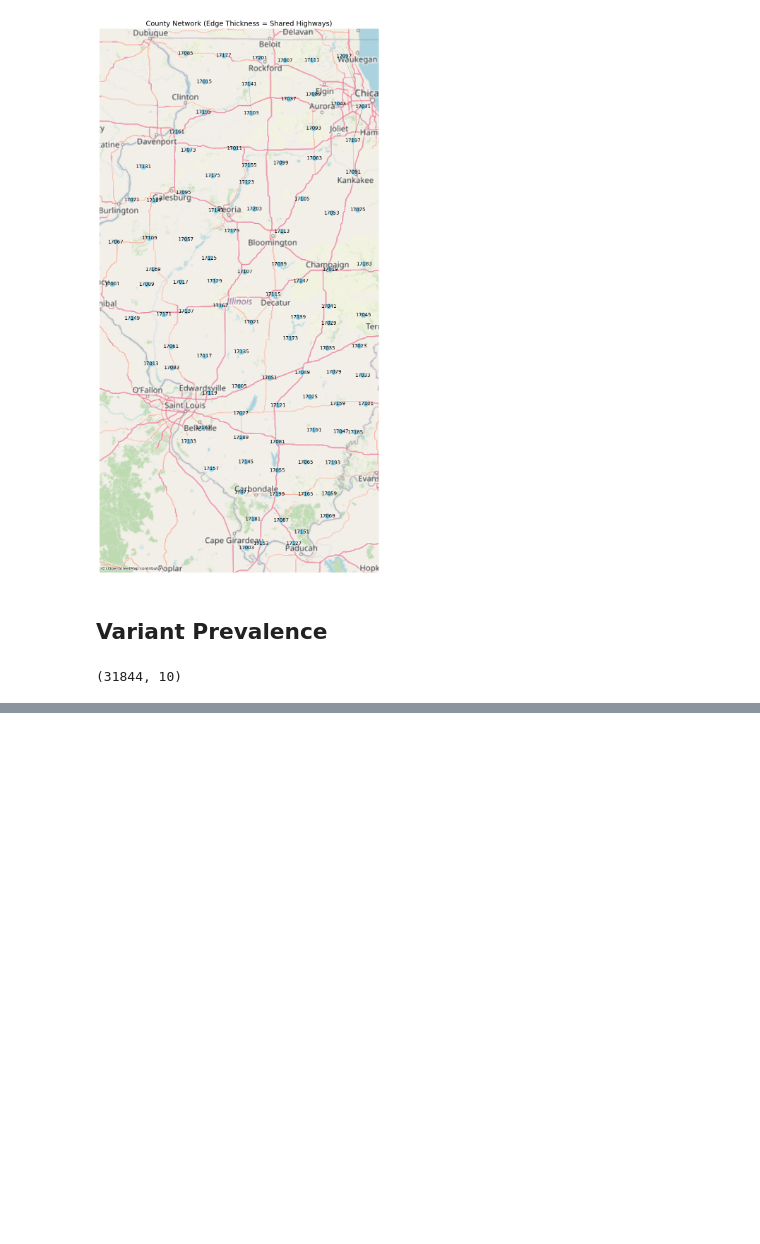
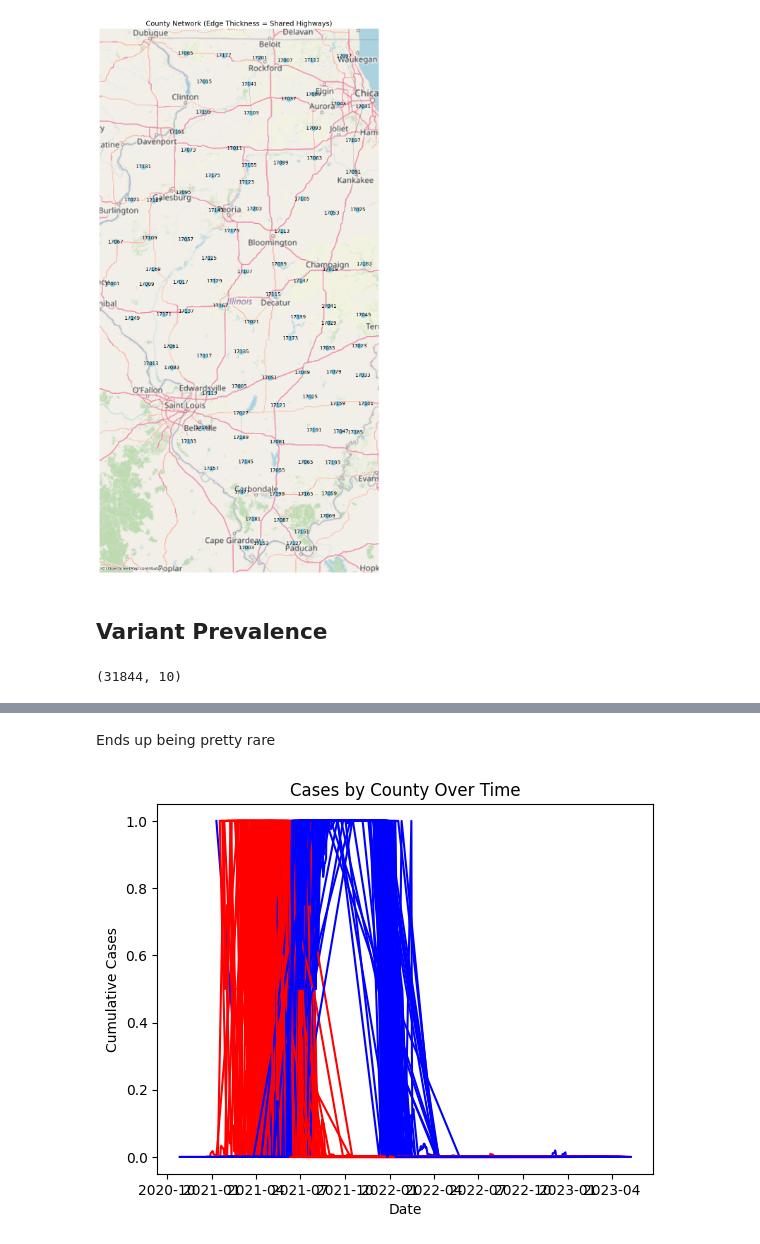
Before and after one commit to roomtempfusion/STAT-461-Group-Project, a Jupyter notebook: data processing/data_processor.ipynb, the cells around one changed output, grey strips where cells are left out. Drawn from its saved outputs; the diff is of its cells as text; code cells hidden in the pictures; blank space fills up the shorter version.

```diff
--- a/data processing/data_processor.ipynb
+++ b/data processing/data_processor.ipynb
@@ -531,0 +495,4 @@ piv.reset_index()[piv.reset_index().location == 'USA_US-IL_17031']
+# %%
+props_ts.date = pd.to_datetime(props_ts.date)
+exo_il_counties.date = pd.to_datetime(exo_il_counties.date)
+exo_il_counties.key_local = exo_il_counties.key_local.apply(lambda x: str(int(x)))
@@ -531,0 +510,2 @@ piv.reset_index()[piv.reset_index().location == 'USA_US-IL_17031']
+# %%
+exo_il_counties.rename({'key_local':'location'}, axis=1, inplace=True)
@@ -531,0 +517,2 @@ piv.reset_index()[piv.reset_index().location == 'USA_US-IL_17031']
+# %%
+exo_il_counties.iloc[:, 1:29] = exo_il_counties.iloc[:, 1:29].map(lambda x: np.abs(x))
@@ -531,0 +563,2 @@ piv.reset_index()[piv.reset_index().location == 'USA_US-IL_17031']
+# %%
+combined = exo_il_counties.merge(props_ts, on=['date', 'location'], how='inner')
@@ -531,0 +594,15 @@ piv.reset_index()[piv.reset_index().location == 'USA_US-IL_17031']
+# %% [markdown]
+Ends up being pretty rare
+# %%
+for name, group in combined.groupby('location'):
+    plt.plot(group['date'], group['Alpha'], label=name, color='red')
+    plt.plot(group['date'], group['Delta'], label=name, color='blue')
+
+
+# plt.legend(title='County')
+plt.xlabel('Date')
+plt.ylabel('Cumulative Cases')
+plt.title('Cases by County Over Time')
+plt.show()
+# %% [output]
+[figure, added]
```
Also changed, not shown: parts of 40 cells of this notebook, 7 other files.
